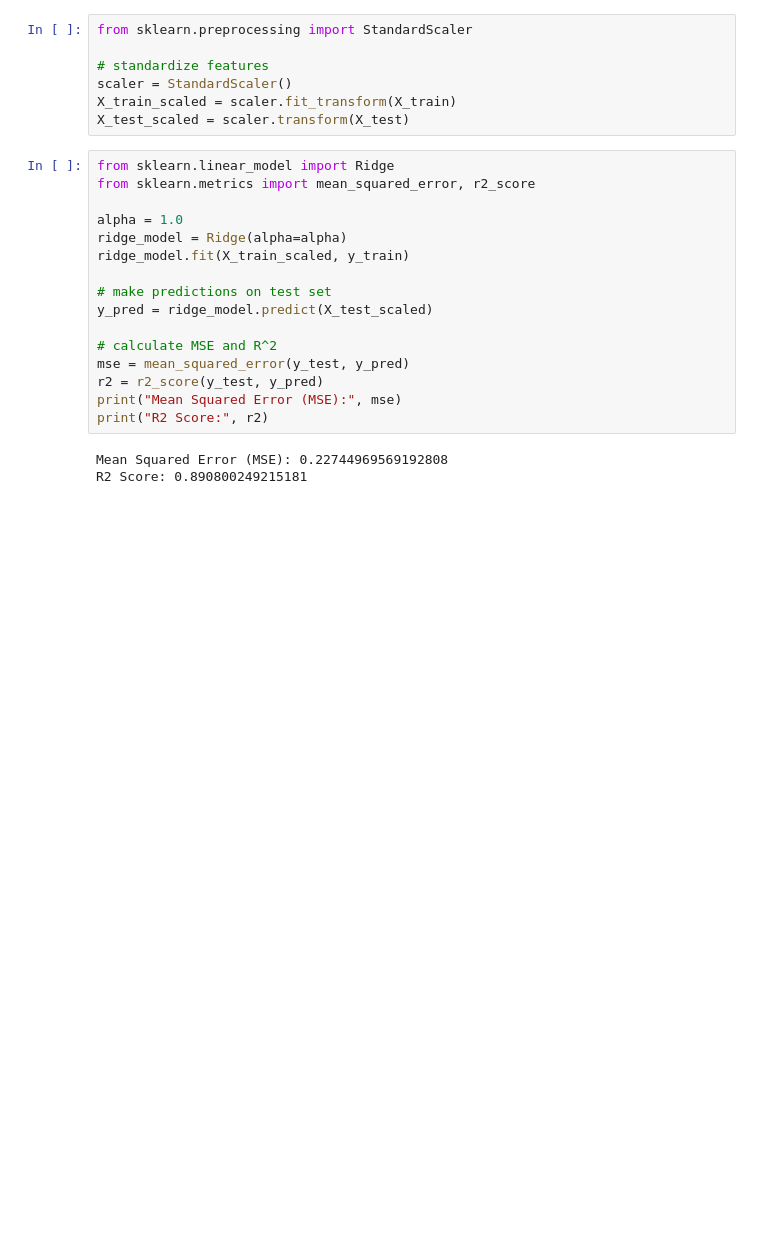
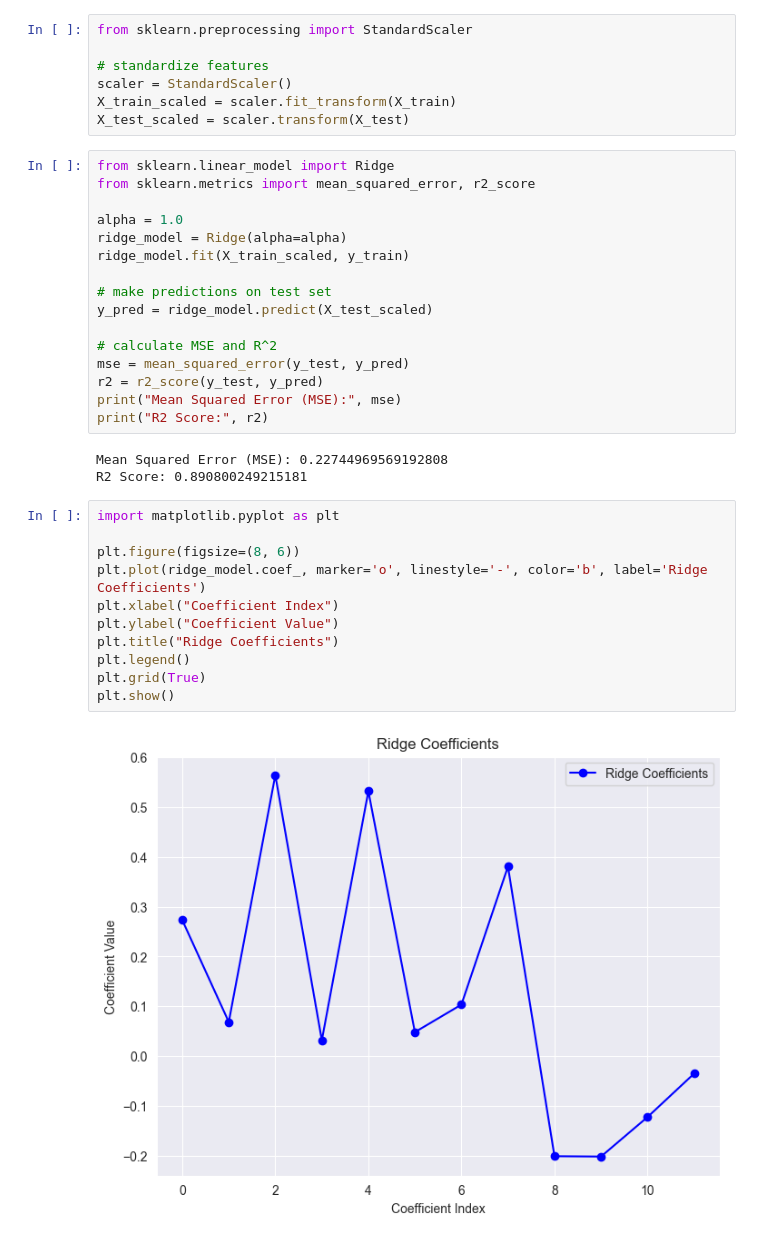
Before and after one commit to KiyonoKara/Machine-Learning-Sandbox, a Jupyter notebook: ml/ridge/RidgeRegression2.ipynb, the cells around one changed output. Cells and saved outputs as stored; diff of their text form; blank space fills up the shorter version.

Commit message:
plot coefs

```diff
--- a/ml/ridge/RidgeRegression2.ipynb
+++ b/ml/ridge/RidgeRegression2.ipynb
@@ -75,3 +75,16 @@ print("R2 Score:", r2)
 # %% [output]
 Mean Squared Error (MSE): 0.22744969569192808
 R2 Score: 0.890800249215181
+# %%
+import matplotlib.pyplot as plt
+
+plt.figure(figsize=(8, 6))
+plt.plot(ridge_model.coef_, marker='o', linestyle='-', color='b', label='Ridge Coefficients')
+plt.xlabel("Coefficient Index")
+plt.ylabel("Coefficient Value")
+plt.title("Ridge Coefficients")
+plt.legend()
+plt.grid(True)
+plt.show()
+# %% [output]
+[figure, added]
```
